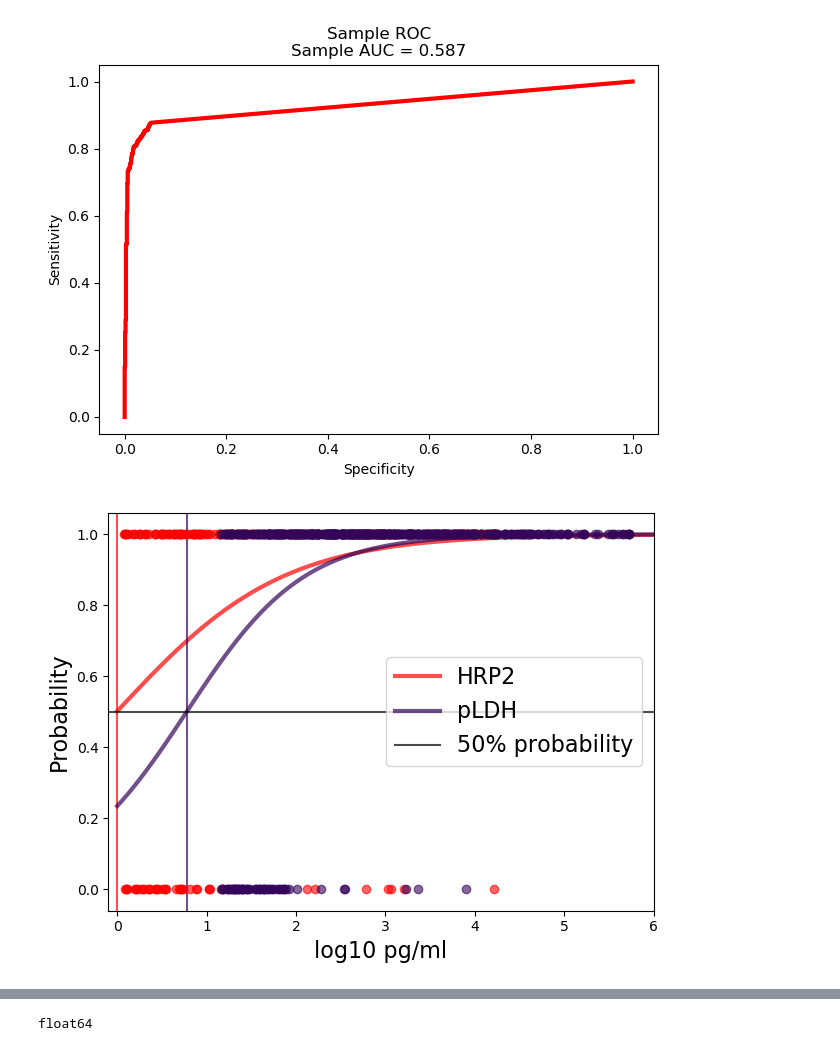
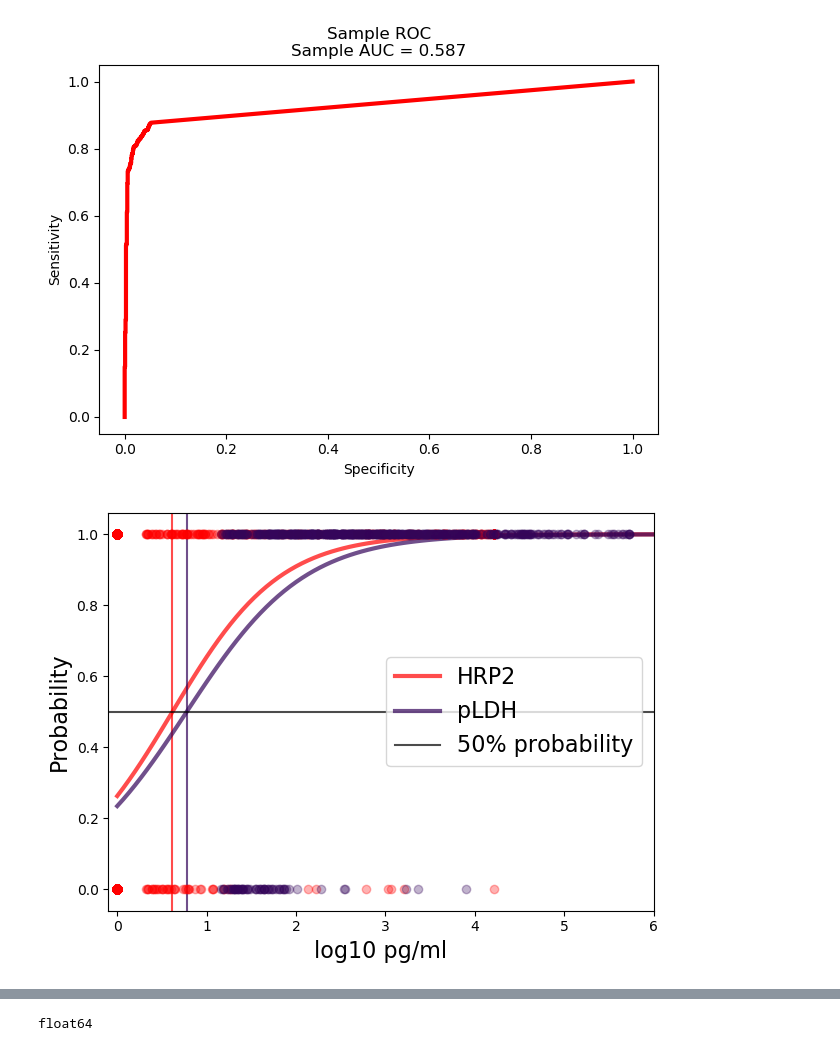
Before and after one commit to MACEPA/DIAMETER, a Jupyter notebook: ipynbs/processing/myanmar_sens_log_reg.ipynb, the cells around one changed output, grey strips where cells are left out. Saved outputs shown, nothing was run; the diff lists cells and outputs as text; code cells hidden in the pictures.

```diff
--- a/ipynbs/processing/myanmar_sens_log_reg.ipynb
+++ b/ipynbs/processing/myanmar_sens_log_reg.ipynb
@@ -37,17 +37,17 @@ len(big_df)
 def clean_strings(val):
     if isinstance(val, str):
         if '<' in val:
-            return np.log10(.1)
+            return np.log10(1)
         elif '>' in val:
             clean = val.replace('> ', '')
-            return np.log10(float(clean) + .1)
+            return np.log10(float(clean) + 1)
         else:
             try:
-                return np.log10(float(val) + .1)
+                return np.log10(float(val) + 1)
             except ValueError:
                 return np.null
     elif isinstance(val, float) or isinstance(val, int):
-        return np.log10(val + .1)
+        return np.log10(val + 1)
     else:
         raise
 # %%
@@ -89,8 +89,8 @@ len(known_df)
 #                                                     train_size=0.8,
 #                                                     test_size=0.2)
 
-hrp2_data = hrp2_df['quansys_HRP2_pg_ml'].values
-test_vals = hrp2_df['target']
+hrp2_data = known_df['quansys_HRP2_pg_ml'].values
+test_vals = known_df['target']
 hrp2_binary_data = test_vals.values.reshape(-1, 1)
 hrp2_end_df = pd.DataFrame()
 
@@ -328,37 +194,37 @@ plt.close()
 # %%
 pp = PdfPages('C:/Users/lzoeckler/Desktop/myan_log_reg_plot.pdf')
 f = plt.figure()
 # HRP2
-plt.scatter(hrp2_data, hrp2_binary_data, color='r', zorder=20, alpha=0.6)
+plt.scatter(hrp2_data, hrp2_binary_data, color='r', zorder=20, alpha=0.3)
 X_test = np.linspace(0, 200, 3000)
 loss = expit(X_test * hrp2.coef_ + hrp2.intercept_).ravel()
 plt.plot(X_test, loss, color='red', linewidth=3, alpha=0.7,
          label='HRP2')
 hrp2_prob = ((0 - hrp2.intercept_) / hrp2.coef_).item()
-plt.axvline(hrp2_prob, color='r', alpha=0.7)#, label='50% probability')
+plt.axvline(hrp2_prob, color='r', alpha=0.7)
 # LDH
-plt.scatter(ldh_data, ldh_binary_data, color='#34055A', zorder=20, alpha=0.6)
+plt.scatter(ldh_data, ldh_binary_data, color='#34055A', zorder=20, alpha=0.3)
 X_test = np.linspace(0, 200, 3000)
 loss = expit(X_test * ldh.coef_ + ldh.intercept_).ravel()
 plt.plot(X_test, loss, color='#34055A', linewidth=3, alpha=0.7,
          label='pLDH')
 ldh_prob = ((0 - ldh.intercept_) / ldh.coef_).item()
-plt.axvline(ldh_prob, color='#34055A', alpha=0.7)#, label='50% probability')
+plt.axvline(ldh_prob, color='#34055A', alpha=0.7)
 # Generic
 plt.axhline(0.5, color='k', alpha=0.7, label='50% probability')
 plt.ylabel('Probability', fontsize=16)
 plt.xlabel('log10 pg/ml', fontsize=16)
 plt.xlim(-.1, 6)
 # plt.xticks([0, 100, 200, 300, 500, 750, 1000])
 plt.legend(fontsize=16)
 # plt.title('', fontsize=16)
 plt.tight_layout()
 plt.show()
 pp.savefig(f)
 plt.close()
 pp.close()
 # %% [output]
-[figure, old version]
+[figure, new version]
 # %%
 # This bit is super manual right now, could definitely be better...
 tests = ('HRP2 Logistic Regression', 'pLDH Logistic Regression',
```
Also changed, not shown: parts of 20 cells of this notebook, 3 other files.
